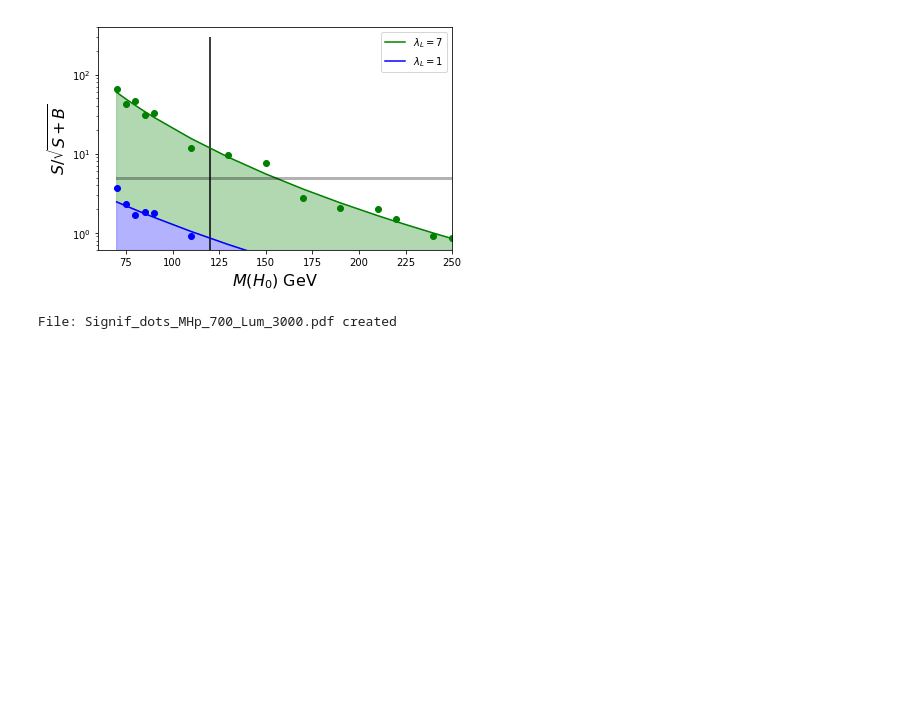
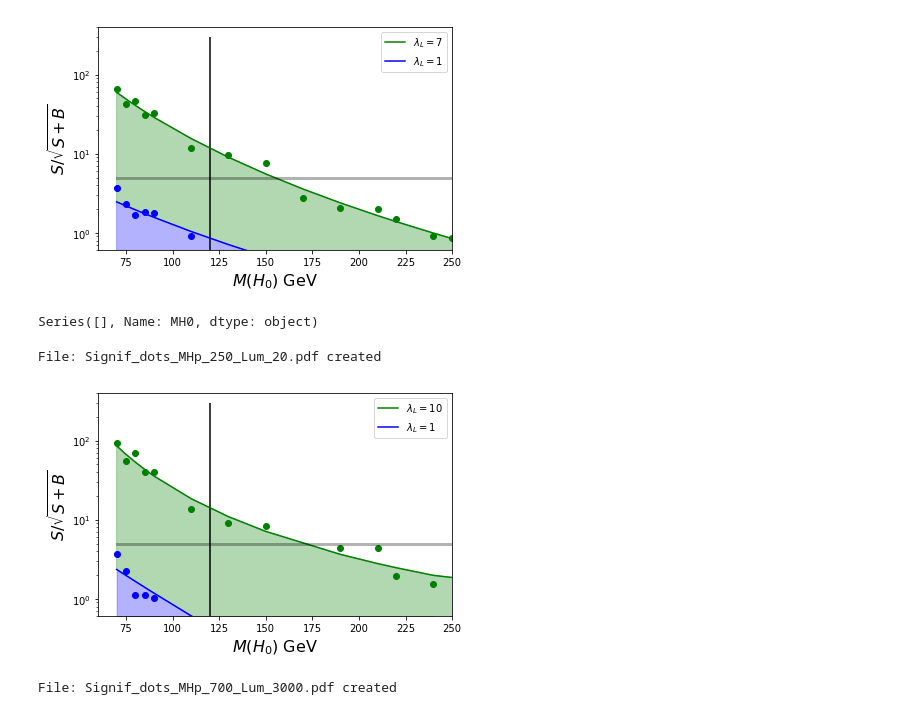
Before and after one commit to restrepo/VBF_IDM, a Jupyter notebook: Sensitivity_manual_contour.ipynb, the cells around one changed output. Drawn from its saved outputs; the diff is of its cells as text; code cells hidden in the pictures; blank space fills up the shorter version.

```diff
--- a/Sensitivity_manual_contour.ipynb
+++ b/Sensitivity_manual_contour.ipynb
@@ -52,6 +52,18 @@ for Lumi in Lumis:
     for i in range(LaL.shape[0]):
         df=df.append({'MHp':MHp,'Luminosity':Lumi,'LaL':LaL[i],'MH0':MH0,'XS':XS[i],'Eff':Eff.transpose()[i],\
                       'Significance':Significance.transpose()[i]},ignore_index=True)
+# %%
+MHp=250 #MH+
+Lumis=[20000.,30000.,100000.]
+LaL=np.array([0.01,0.1,0.5,1.0,5.0,10.0])
+MH0=np.array([70,75,80,85,90,110,130,150,190,210,220,240])
+XS=np.array([[0.0349202532,0.0334004548,0.0317959539,0.0299136009,0.0284446578,0.0231171019,0.0182469057,0.0145908085,0.0032957252,0.0008311599,0.0002327398,2.69170669596E-005],[0.0401153803,0.0365328119,0.0339879003,0.0318100305,0.0299869285,0.0236790908,0.018614465,0.0148075782,0.0033628365,0.0008528258,0.0002575083,3.76243302046E-005],[0.1292954556,0.0877346517,0.0671422842,0.055387881,0.0473004018,0.0303751277,0.0220217644,0.0166179432,0.003983908,0.0012414054,0.0005508421,0.000212817],[0.3925881269,0.235609451,0.163829771,0.1215055018,0.0961519127,0.0487745888,0.0302338164,0.0211453691,0.0056017643,0.002215103,0.0013337227,0.0007131346],[8.8106015968,4.9330438839,3.2202837071,2.2445297762,1.6530410394,0.6298478626,0.2986637424,0.1646727753,0.0551913027,0.0339149853,0.0267049906,0.0175325777],[37.5523833824,21.5683403078,14.1510102501,10.1290781829,7.4208955246,2.883369972,1.3888054495,0.750051374,0.260519149,0.1647700939,0.1322070255,0.0871119659]])
+Eff=np.array([[0.10438413361169102, 0.5230125523012552, 1.142263759086189, 1.3555787278415015, 1.4462809917355373, 1.2461059190031152], [0.2066115702479339, 0.625, 0.9394572025052192, 1.3499480789200415, 2.2821576763485476, 0.8359456635318704], [0.2070393374741201, 0.4175365344467641, 1.2396694214876034, 0.9297520661157025, 1.6684045881126173, 1.9771071800208118], [0.10471204188481675, 0.1037344398340249, 1.5723270440251573, 1.2474012474012475, 1.6528925619834711, 1.037344398340249], [0.0, 0.10482180293501048, 0.8221993833504625, 1.4598540145985401, 0.82389289392379, 1.435897435897436], [0.20639834881320948, 0.31088082901554404, 1.1387163561076605, 1.45681581685744, 1.3347022587268993, 0.8264462809917356], [0.20639834881320948, 0.30991735537190085, 0.6211180124223602, 1.5321756894790604, 2.5693730729701953, 1.0245901639344261], [0.2074688796680498, 0.10330578512396695, 0.8171603677221655, 1.2539184952978057, 1.6494845360824741, 1.7329255861365953], [0.0, 0.1180637544273908, 0.7821229050279329, 2.549889135254989, 2.378490175801448, 2.443991853360489], [0.684931506849315, 0.2604166666666667, 1.7921146953405018, 2.137232845894263, 2.6859504132231407, 3.8578680203045685], [1.0810810810810811, 1.4397905759162304, 3.939745075318656, 2.912621359223301, 3.615702479338843, 2.032520325203252], [3.814432989690722, 4.732510288065844, 3.6923076923076925, 2.3613963039014374, 2.5510204081632653, 2.443991853360489]])
+for Lumi in Lumis:
+    Significance=significance(XS,Eff,Lumi,TB)
+    for i in range(LaL.shape[0]):
+        df=df.append({'MHp':MHp,'Luminosity':Lumi,'LaL':LaL[i],'MH0':MH0,'XS':XS[i],'Eff':Eff.transpose()[i],\
+                      'Significance':Significance.transpose()[i]},ignore_index=True)
 # %% [markdown]
 ## Plotting against MH0
 # %%
@@ -146,6 +154,16 @@ kk=mfit(df,mc,LaL1=7, LaL2=1, MH1=120   , MH2=405,\
 # %% [output]
 File: Signif_dots_MHp_700_Lum_20.pdf created
 [figure]
+# %%
+dftmp.MH0
+# %% [output]
+Series([], Name: MH0, dtype: object)
+# %%
+kk=mfit(df,mc,LaL1=10., LaL2=1, MH1=120   , MH2=405,\
+    MHp=250,Lumi=20000,xmin=60,xmax=250,ymin=0.6,ymax=400)
+# %% [output]
+File: Signif_dots_MHp_250_Lum_20.pdf created
+[figure, added]
 # %%
 mc=mfit(df,mc,LaL1=3, LaL2=1, MH1=430   , MH2=352,\
     MHp=700,Lumi=3000000,xmin=340,xmax=450,ymin=0.6,ymax=10)
```
Also changed, not shown: parts of 1 cell of this notebook.
